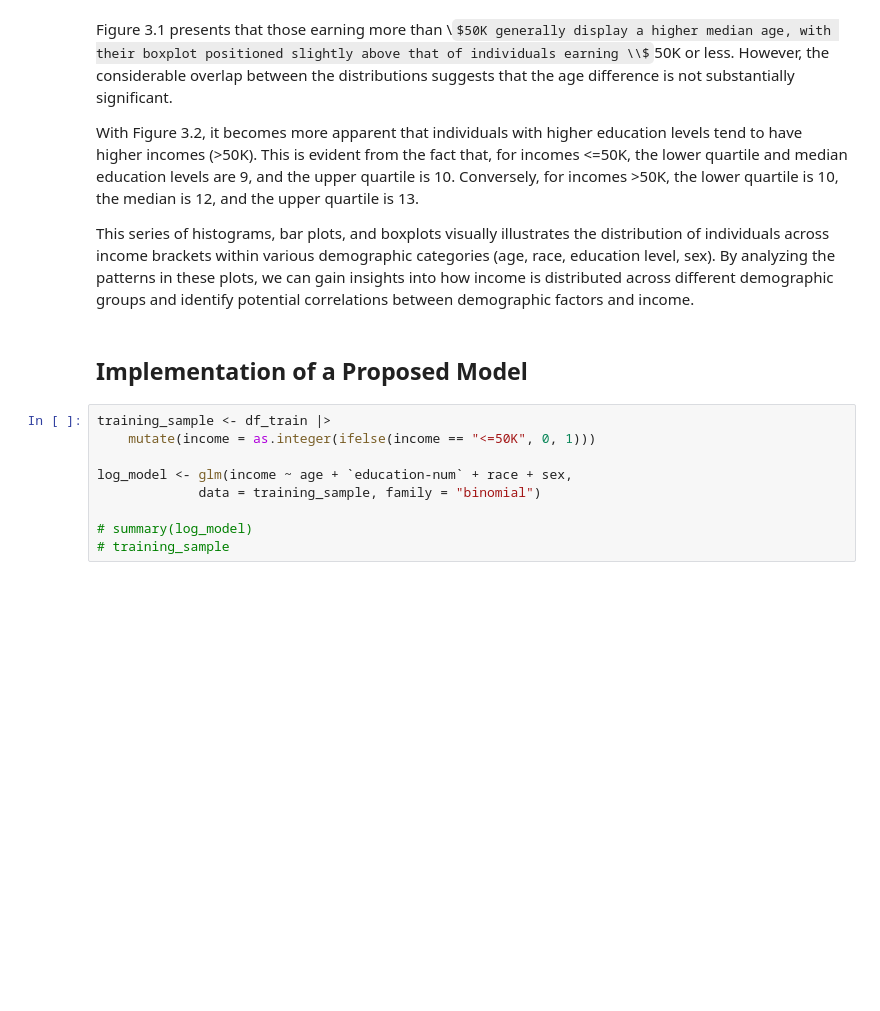
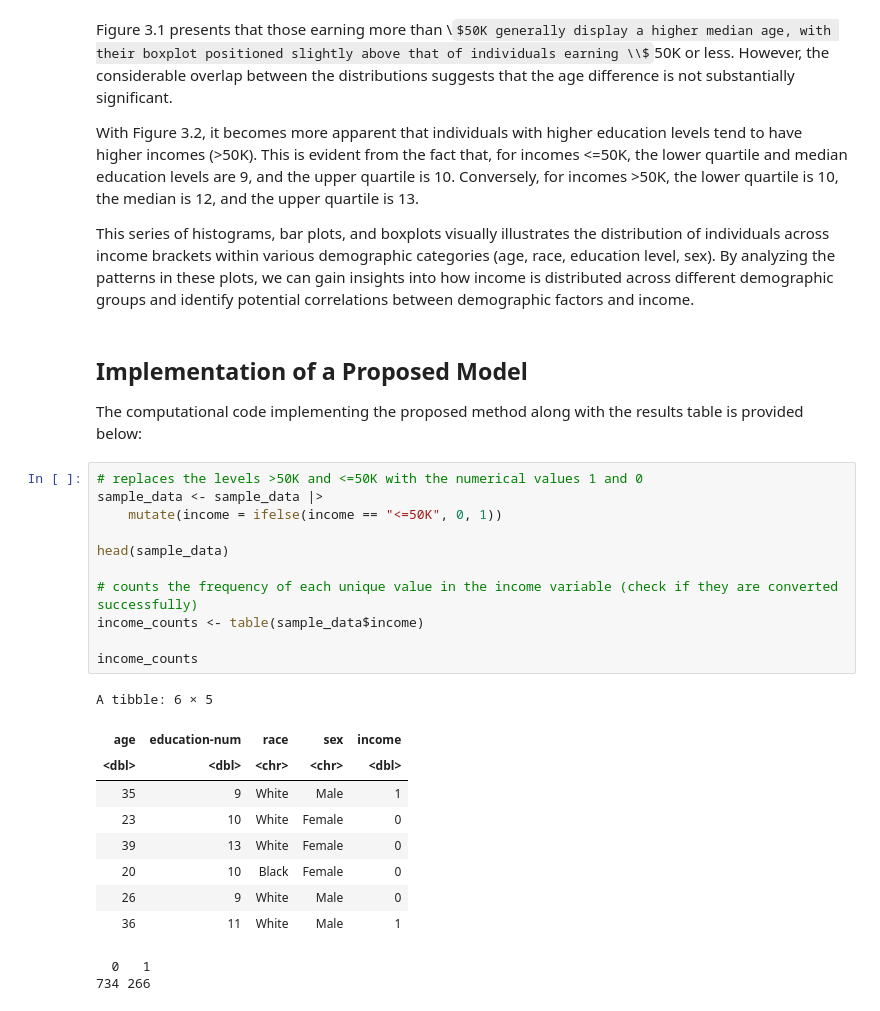
Before and after one commit to whalebeavercat/STAT-301-Census-Group-Project, a Jupyter notebook: stats-301-final-group-project.ipynb, the cells around one changed output. Saved outputs shown, nothing was run; the diff lists cells and outputs as text; some formulas as TeX source; blank space fills up the shorter version.

```diff
--- a/stats-301-final-group-project.ipynb
+++ b/stats-301-final-group-project.ipynb
@@ -284,12 +267,27 @@ With Figure 3.2, it becomes more apparent that individuals with higher education
 This series of histograms, bar plots, and boxplots visually illustrates the distribution of individuals across income brackets within various demographic categories (age, race, education level, sex). By analyzing the patterns in these plots, we can gain insights into how income is distributed across different demographic groups and identify potential correlations between demographic factors and income.
 # %% [markdown]
 ## Implementation of a Proposed Model <a name="implementation"></a>
+The computational code implementing the proposed method along with the results table is provided below:
 # %%
-training_sample <- df_train |>
-    mutate(income = as.integer(ifelse(income == "<=50K", 0, 1)))
+# replaces the levels >50K and <=50K with the numerical values 1 and 0
+sample_data <- sample_data |>
+    mutate(income = ifelse(income == "<=50K", 0, 1))
 
-log_model <- glm(income ~ age + `education-num` + race + sex,
-             data = training_sample, family = "binomial")
+head(sample_data)
 
-# summary(log_model)
-# training_sample
+# counts the frequency of each unique value in the income variable (check if they are converted successfully)
+income_counts <- table(sample_data$income)
+
+income_counts
+# %% [output]
+A tibble: 6 × 5
+| age | education-num | race | sex | income |
+| <dbl> | <dbl> | <chr> | <chr> | <dbl> |
+| 35 | 9 | White | Male | 1 |
+| 23 | 10 | White | Female | 0 |
+| 39 | 13 | White | Female | 0 |
+| 20 | 10 | Black | Female | 0 |
+| 26 | 9 | White | Male | 0 |
+| 36 | 11 | White | Male | 1 |
+  0   1
+734 266
```
Also changed, not shown: parts of 14 cells of this notebook.
